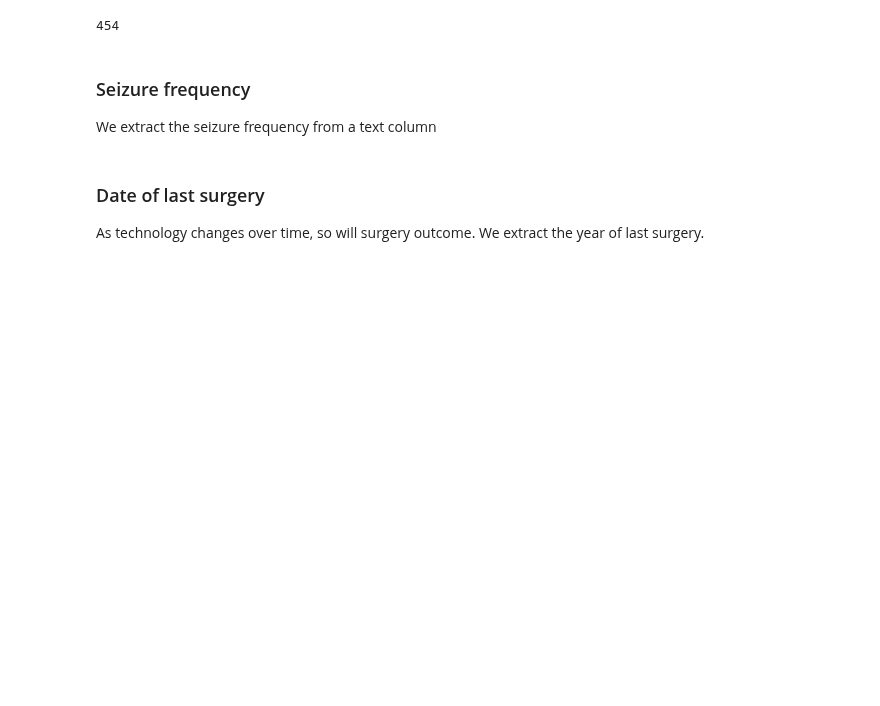
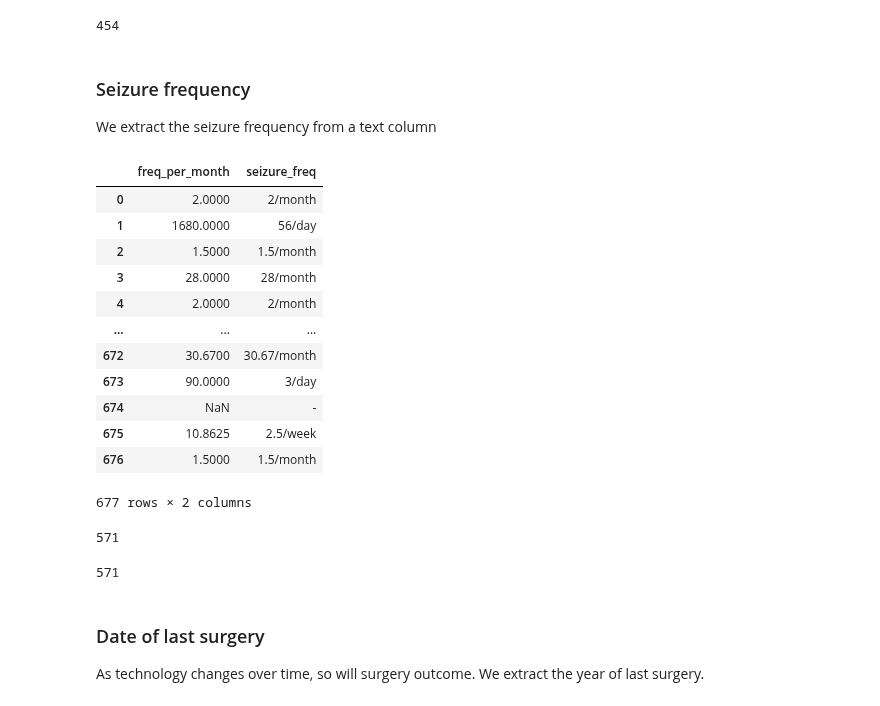
Before and after one commit to AmauryPelzer/Engel-outcome-prediction, a Jupyter notebook: notebooks/2. preprocessing/cl_preprocessing.ipynb, the cells around one changed output. Cells and saved outputs as stored; diff of their text form; code cells hidden in the pictures; blank space fills up the shorter version.

```diff
--- a/notebooks/2. preprocessing/cl_preprocessing.ipynb
+++ b/notebooks/2. preprocessing/cl_preprocessing.ipynb
@@ -255,16 +255,16 @@ len(wide_df) - wide_df['age_of_onset'].isna().sum()
 # Conditional cell execution
 if execute_special_cell:
 
-    hand_written = wide_df[["record_id", "age_of_onset", "seizure_class_notes"]]
-    hand_written = hand_written.rename(columns={"age_of_onset": "age_of_onset_hw"})
-    hand_written.to_csv("../../data/processed/age_of_onset_hw.csv")
+    age_of_onset = wide_df[["record_id", "age_of_onset", "seizure_class_notes"]]
+    age_of_onset = age_of_onset.rename(columns={"age_of_onset": "age_of_onset_hw"})
+    age_of_onset.to_csv("../../data/processed/age_of_onset_hw.csv")
 
 else:
     # Read the hand-written DataFrame
-    hand_written_df = pd.read_csv("../../data/processed/age_of_onset_hw_done.csv")
+    age_of_onset_df = pd.read_csv("../../data/processed/age_of_onset_hw_done.csv")
 
     # Merge the hand-written data with wide_df
-    wide_df = pd.merge(wide_df, hand_written_df[['record_id', 'age_of_onset_hw']], on='record_id', how='left')
+    wide_df = pd.merge(wide_df, age_of_onset_df[['record_id', 'age_of_onset_hw']], on='record_id', how='left')
 
     print(len(wide_df) - wide_df['age_of_onset_hw'].isna().sum())
 # %% [output]
@@ -276,3 +316,45 @@ We extract the seizure frequency from a text column
+# %%
+# Apply the conversion to each row and create a new column
+wide_df['freq_per_month'] = wide_df.apply(lambda row: convert_to_monthly(row['seizure_freq'], row['age']), axis=1)
+
+result = wide_df[["freq_per_month", "seizure_freq"]]
+result
+# %% [output]
+|  | freq_per_month | seizure_freq |
+| 0 | 2.0000 | 2/month |
+| 1 | 1680.0000 | 56/day |
+| 2 | 1.5000 | 1.5/month |
+| 3 | 28.0000 | 28/month |
+| 4 | 2.0000 | 2/month |
+| ... | ... | ... |
+| 672 | 30.6700 | 30.67/month |
+| 673 | 90.0000 | 3/day |
+| 674 | NaN | - |
+| 675 | 10.8625 | 2.5/week |
+| 676 | 1.5000 | 1.5/month |
+677 rows × 2 columns
+# %%
+len(wide_df) - wide_df['freq_per_month'].isna().sum()
+# %% [output]
+571
+# %%
+# Conditional cell execution
+if execute_special_cell:
+
+    seizure_freq = wide_df[["record_id", "freq_per_month", "seizure_freq"]]
+    seizure_freq = seizure_freq.rename(columns={"freq_per_month": "freq_per_month_hw"})
+    seizure_freq.to_csv("../../data/processed/freq_per_month_hw.csv")
+
+else:
+    # Read the hand-written DataFrame
+    seizure_freq_df = pd.read_csv("../../data/processed/freq_per_month_hw_done.csv")
+
+    # Merge the hand-written data with wide_df
+    wide_df = pd.merge(wide_df, seizure_freq_df[['record_id', 'freq_per_month_hw']], on='record_id', how='left')
+
+    print(len(wide_df) - wide_df['freq_per_month_hw'].isna().sum())
+# %% [output]
+571
 # %% [markdown]
 ### Date of last surgery
 
```
Also changed, not shown: parts of 2 cells of this notebook, 2 other files.
